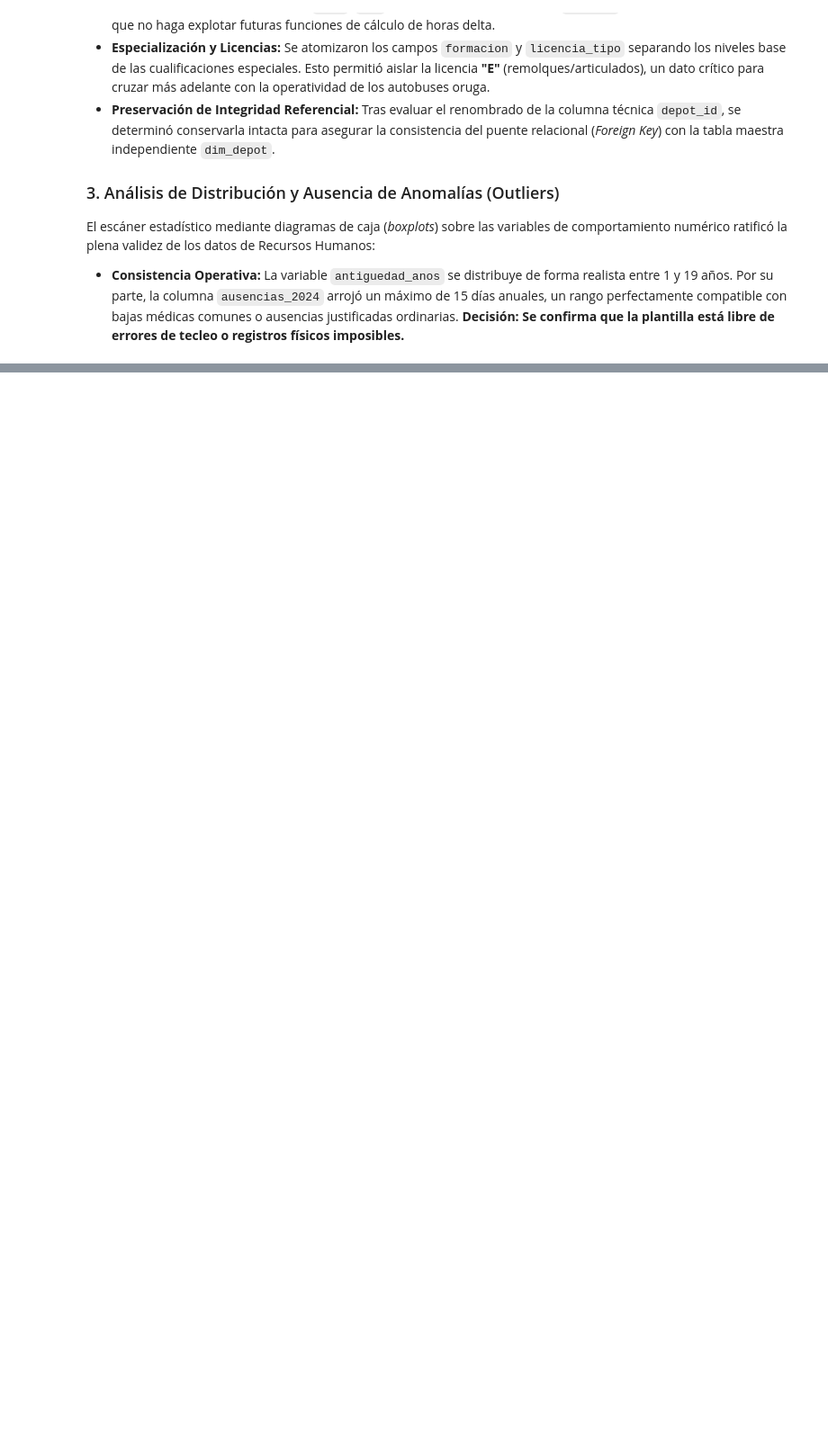
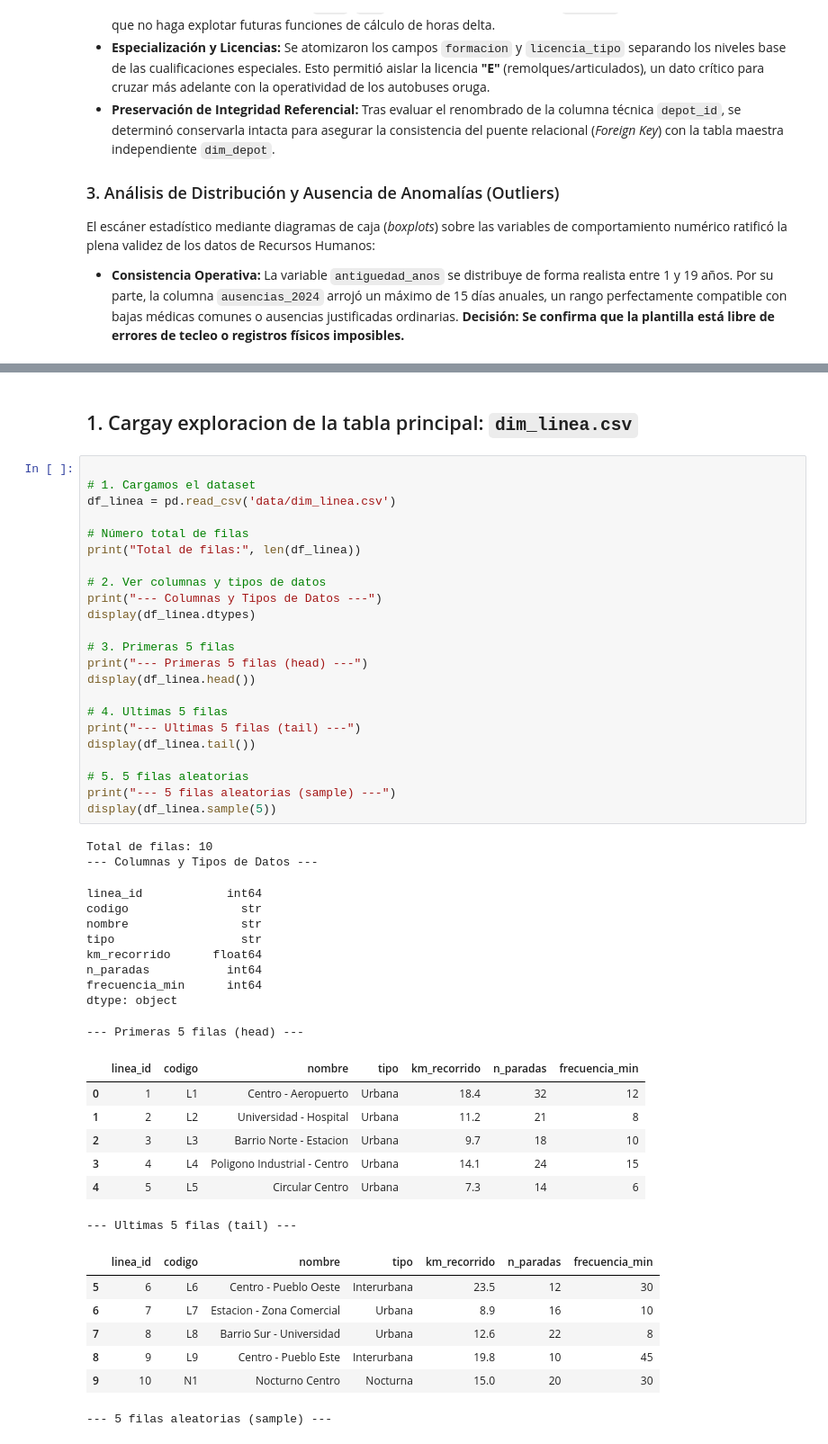
Before and after one commit to databaandsc/MetroBus_Analytics, a Jupyter notebook: 01_eda.ipynb, the cells around one changed output, grey strips where cells are left out. Shown at 90% size. Saved outputs shown, nothing was run; the diff lists cells and outputs as text; blank space fills up the shorter version.

```diff
--- a/01_eda.ipynb
+++ b/01_eda.ipynb
@@ -1759,0 +1832,51 @@ El escáner estadístico mediante diagramas de caja (*boxplots*) sobre las varia
+# %% [markdown]
+## 1. Cargay exploracion de la tabla principal: `dim_linea.csv`
+# %%
+
+# 1. Cargamos el dataset
+df_linea = pd.read_csv('data/dim_linea.csv')
+
+# Número total de filas
+print("Total de filas:", len(df_linea))
+
+# 2. Ver columnas y tipos de datos
+print("--- Columnas y Tipos de Datos ---")
+display(df_linea.dtypes)
+
+# 3. Primeras 5 filas
+print("--- Primeras 5 filas (head) ---")
+display(df_linea.head())
+
+# 4. Ultimas 5 filas
+print("--- Ultimas 5 filas (tail) ---")
+display(df_linea.tail())
+
+# 5. 5 filas aleatorias
+print("--- 5 filas aleatorias (sample) ---")
+display(df_linea.sample(5))
+# %% [output]
+Total de filas: 10
+--- Columnas y Tipos de Datos ---
+linea_id            int64
+codigo                str
+nombre                str
+tipo                  str
+km_recorrido      float64
+n_paradas           int64
+frecuencia_min      int64
+dtype: object
+--- Primeras 5 filas (head) ---
+|  | linea_id | codigo | nombre | tipo | km_recorrido | n_paradas | frecuencia_min |
+| 0 | 1 | L1 | Centro - Aeropuerto | Urbana | 18.4 | 32 | 12 |
+| 1 | 2 | L2 | Universidad - Hospital | Urbana | 11.2 | 21 | 8 |
+| 2 | 3 | L3 | Barrio Norte - Estacion | Urbana | 9.7 | 18 | 10 |
+| 3 | 4 | L4 | Poligono Industrial - Centro | Urbana | 14.1 | 24 | 15 |
+| 4 | 5 | L5 | Circular Centro | Urbana | 7.3 | 14 | 6 |
+--- Ultimas 5 filas (tail) ---
+|  | linea_id | codigo | nombre | tipo | km_recorrido | n_paradas | frecuencia_min |
+| 5 | 6 | L6 | Centro - Pueblo Oeste | Interurbana | 23.5 | 12 | 30 |
+| 6 | 7 | L7 | Estacion - Zona Comercial | Urbana | 8.9 | 16 | 10 |
+| 7 | 8 | L8 | Barrio Sur - Universidad | Urbana | 12.6 | 22 | 8 |
+| 8 | 9 | L9 | Centro - Pueblo Este | Interurbana | 19.8 | 10 | 45 |
+| 9 | 10 | N1 | Nocturno Centro | Nocturna | 15.0 | 20 | 30 |
+--- 5 filas aleatorias (sample) ---
```
Also changed, not shown: parts of 14 cells of this notebook.
